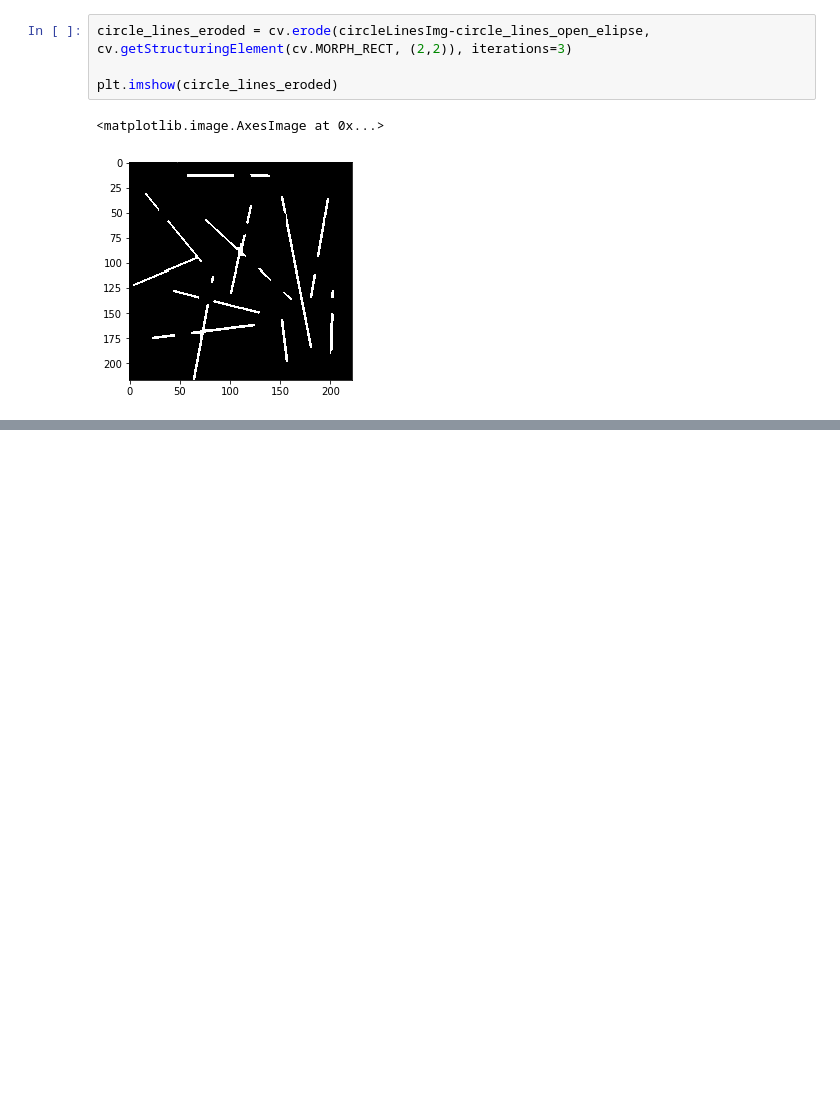
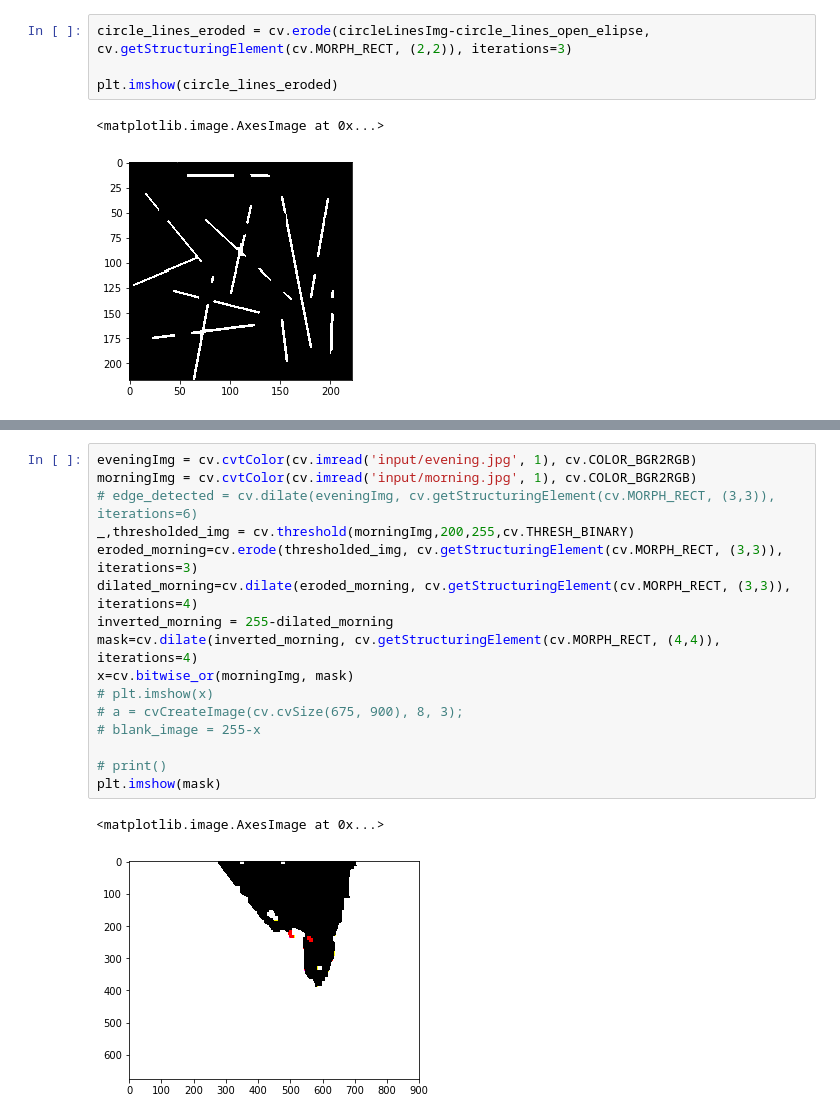
Before and after one commit to nabilnegm/image-tunning, a Jupyter notebook: main.ipynb, the cells around one changed output, grey strips where cells are left out. Saved outputs shown, nothing was run; the diff lists cells and outputs as text; blank space fills up the shorter version.

```diff
--- a/main.ipynb
+++ b/main.ipynb
@@ -103,0 +127,19 @@ plt.imshow(circle_lines_eroded)
+# %%
+eveningImg = cv.cvtColor(cv.imread('input/evening.jpg', 1), cv.COLOR_BGR2RGB)
+morningImg = cv.cvtColor(cv.imread('input/morning.jpg', 1), cv.COLOR_BGR2RGB)
+# edge_detected = cv.dilate(eveningImg, cv.getStructuringElement(cv.MORPH_RECT, (3,3)), iterations=6)
+_,thresholded_img = cv.threshold(morningImg,200,255,cv.THRESH_BINARY)
+eroded_morning=cv.erode(thresholded_img, cv.getStructuringElement(cv.MORPH_RECT, (3,3)), iterations=3)
+dilated_morning=cv.dilate(eroded_morning, cv.getStructuringElement(cv.MORPH_RECT, (3,3)), iterations=4)
+inverted_morning = 255-dilated_morning
+mask=cv.dilate(inverted_morning, cv.getStructuringElement(cv.MORPH_RECT, (4,4)), iterations=4)
+x=cv.bitwise_or(morningImg, mask)
+# plt.imshow(x)
+# a = cvCreateImage(cv.cvSize(675, 900), 8, 3);
+# blank_image = 255-x
+
+# print()
+plt.imshow(mask)
+# %% [output]
+<matplotlib.image.AxesImage at 0x...>
+[figure, added]
```
Also changed, not shown: parts of 3 cells of this notebook.
